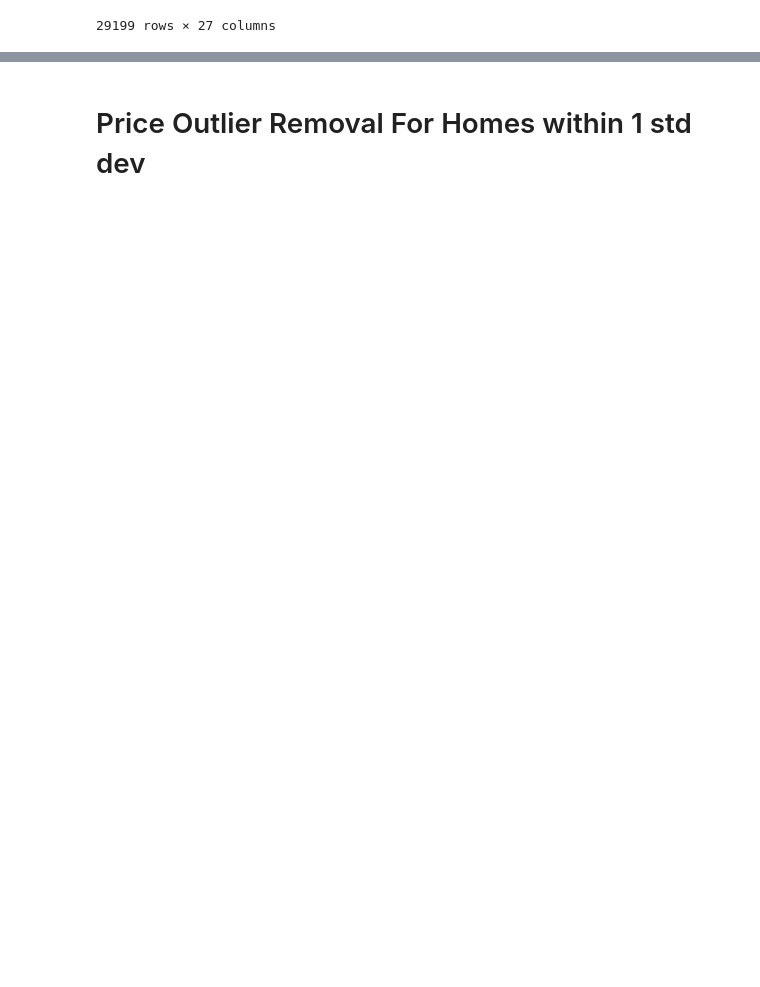
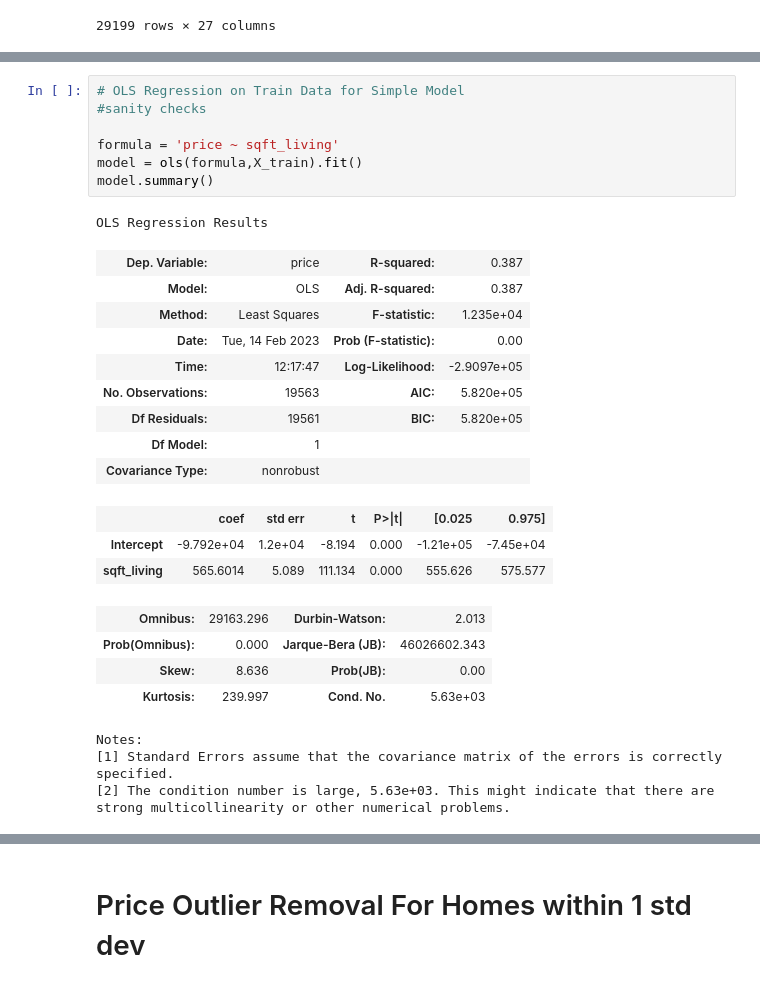
Before and after one commit to albertcchen/dsc-phase-2-project, a Jupyter notebook: ModelingAttempt1.ipynb, the cells around one changed output, grey strips where cells are left out. Saved outputs shown, nothing was run; the diff lists cells and outputs as text; blank space fills up the shorter version.

```diff
--- a/ModelingAttempt1.ipynb
+++ b/ModelingAttempt1.ipynb
@@ -467,0 +523,29 @@ ax.set_title("Most Correlated Feature vs. Price");
+# %%
+# OLS Regression on Train Data for Simple Model
+#sanity checks
+
+formula = 'price ~ sqft_living'
+model = ols(formula,X_train).fit()
+model.summary()
+# %% [output]
+OLS Regression Results
+| Dep. Variable: | price | R-squared: | 0.387 |
+| Model: | OLS | Adj. R-squared: | 0.387 |
+| Method: | Least Squares | F-statistic: | 1.235e+04 |
+| Date: | Tue, 14 Feb 2023 | Prob (F-statistic): | 0.00 |
+| Time: | 12:17:47 | Log-Likelihood: | -2.9097e+05 |
+| No. Observations: | 19563 | AIC: | 5.820e+05 |
+| Df Residuals: | 19561 | BIC: | 5.820e+05 |
+| Df Model: | 1 |  |  |
+| Covariance Type: | nonrobust |  |  |
+|  | coef | std err | t | P>|t| | [0.025 | 0.975] |
+| Intercept | -9.792e+04 | 1.2e+04 | -8.194 | 0.000 | -1.21e+05 | -7.45e+04 |
+| sqft_living | 565.6014 | 5.089 | 111.134 | 0.000 | 555.626 | 575.577 |
+| Omnibus: | 29163.296 | Durbin-Watson: | 2.013 |
+| Prob(Omnibus): | 0.000 | Jarque-Bera (JB): | 46026602.343 |
+| Skew: | 8.636 | Prob(JB): | 0.00 |
+| Kurtosis: | 239.997 | Cond. No. | 5.63e+03 |
+Notes:
+[1] Standard Errors assume that the covariance matrix of the errors is correctly specified.
+[2] The condition number is large, 5.63e+03. This might indicate that there are
+strong multicollinearity or other numerical problems.
```
Also changed, not shown: parts of 31 cells of this notebook, 2 other files.
